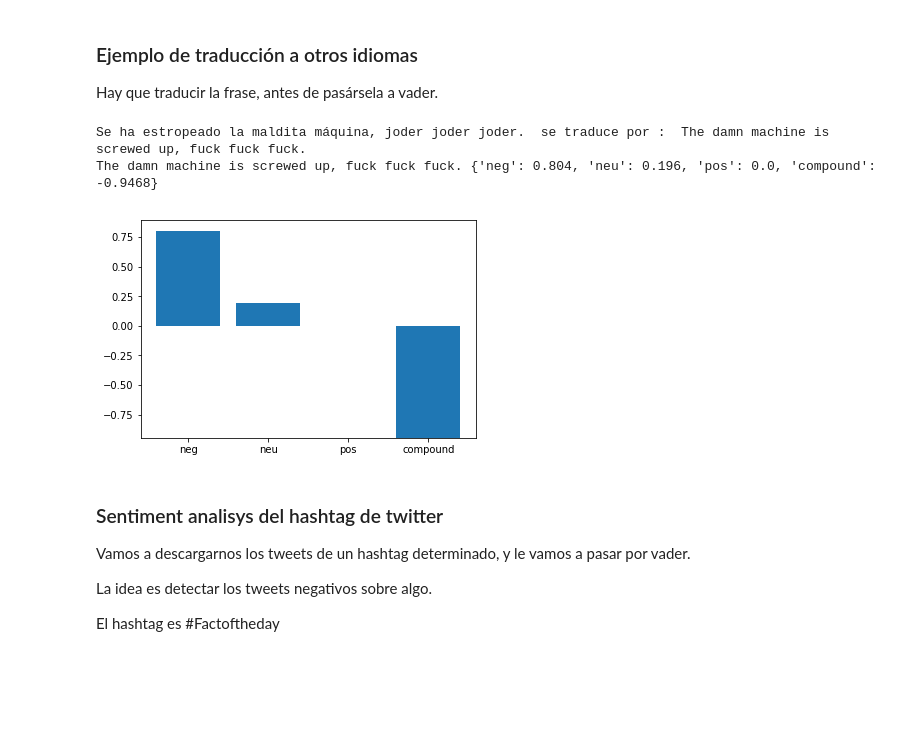
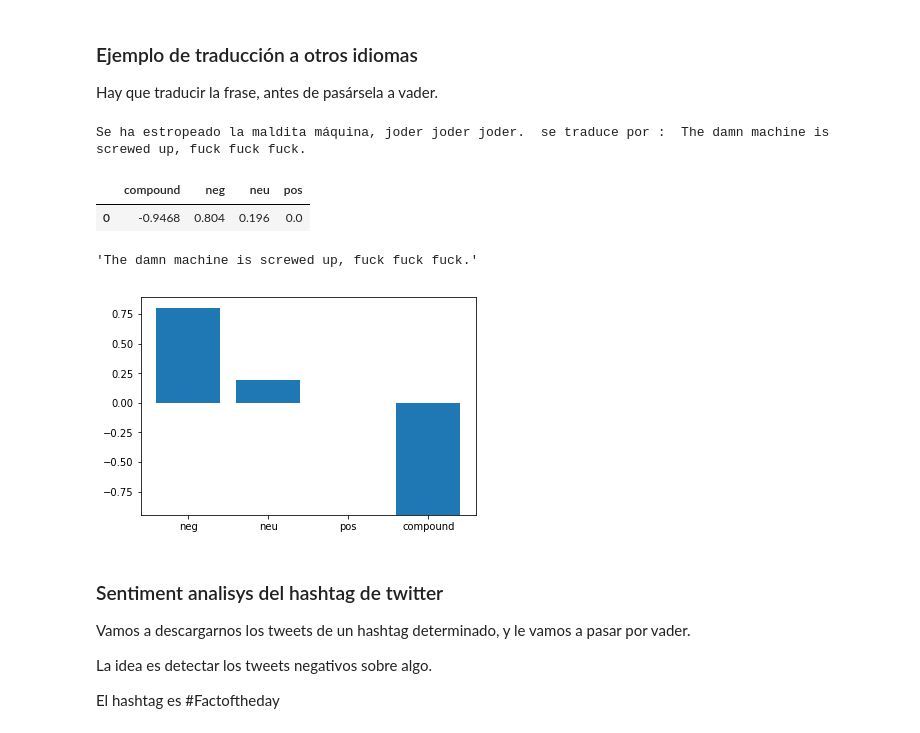
Before and after one commit to jaimevalero/python-machine-learning-book-2nd-edition, a Jupyter notebook: ejercicios/Ejercicio 16 - Sentiment Analisys.ipynb, the cells around one changed output. Drawn from its saved outputs; the diff is of its cells as text; code cells hidden in the pictures; blank space fills up the shorter version.

```diff
--- a/ejercicios/Ejercicio 16 - Sentiment Analisys.ipynb
+++ b/ejercicios/Ejercicio 16 - Sentiment Analisys.ipynb
@@ -89,35 +97,37 @@ import requests
 import json
 import string
 
 frase = "Se ha estropeado la maldita máquina, joder joder joder."
 
 from_lang = 'es'
 to_lang = 'en'
 api_url = "http://mymemory.translated.net/api/get?q={}&langpair={}|{}".format(frase, from_lang, to_lang)
 
 hdrs = { 'User-Agent': 'Mozilla/5.0 (X11; Linux x86_64) AppleWebKit/537.11 (KHTML, like Gecko) Chrome/23.0.1271.64 Safari/537.11',
         'Accept': 'text/html,application/xhtml+xml,application/xml;q=0.9,*/*;q=0.8',
         'Accept-Charset': 'ISO-8859-1,utf-8;q=0.7,*;q=0.3',
         'Accept-Encoding': 'none',
         'Accept-Language': 'en-US,en;q=0.8',
         'Connection': 'keep-alive'}
 
 response = requests.get(api_url, headers=hdrs)
 response_json = json.loads(response.text)
 translation = response_json["responseData"]["translatedText"]
 print(frase, " se traduce por : ",translation)
 
 sentence = translation
 
 analyzer = SentimentIntensityAnalyzer()
 puntuacion = analyzer.polarity_scores(sentence)
 
-print(sentence, puntuacion)
+display(pd.DataFrame([puntuacion]), sentence)
 
 mostrar_grafica(puntuacion)
 # %% [output]
 Se ha estropeado la maldita máquina, joder joder joder.  se traduce por :  The damn machine is screwed up, fuck fuck fuck.
-The damn machine is screwed up, fuck fuck fuck. {'neg': 0.804, 'neu': 0.196, 'pos': 0.0, 'compound': -0.9468}
+|  | compound | neg | neu | pos |
+| 0 | -0.9468 | 0.804 | 0.196 | 0.0 |
+'The damn machine is screwed up, fuck fuck fuck.'
 [figure]
 # %% [markdown]
 ### Sentiment analisys del hashtag de twitter
```
Also changed, not shown: parts of 10 cells of this notebook, 1 other file.
